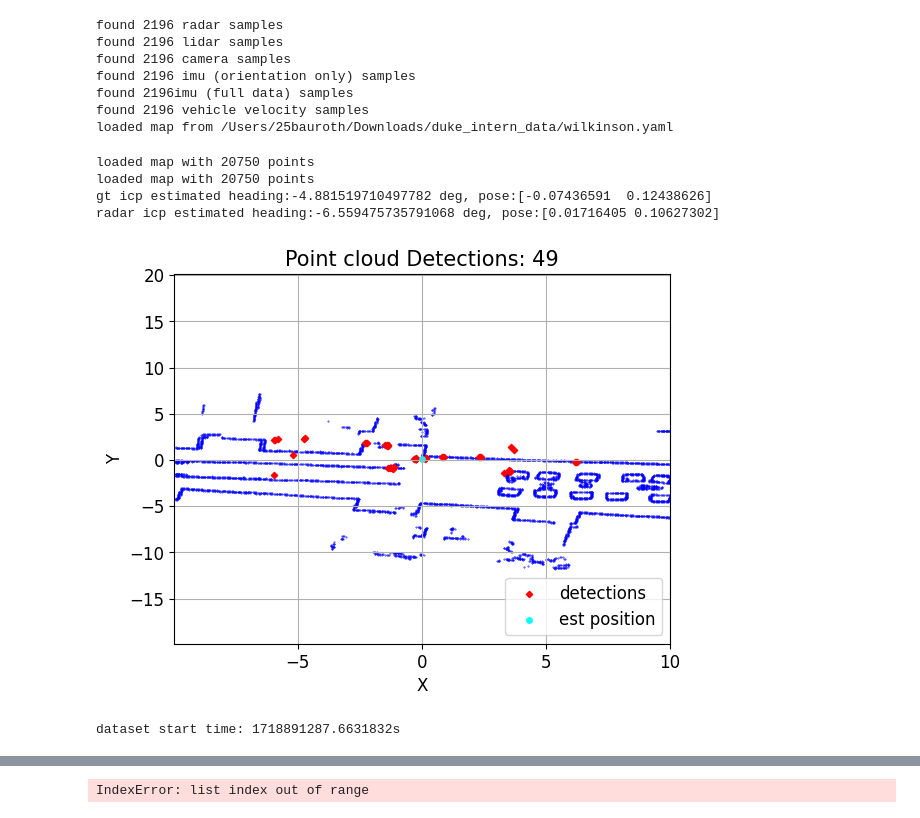
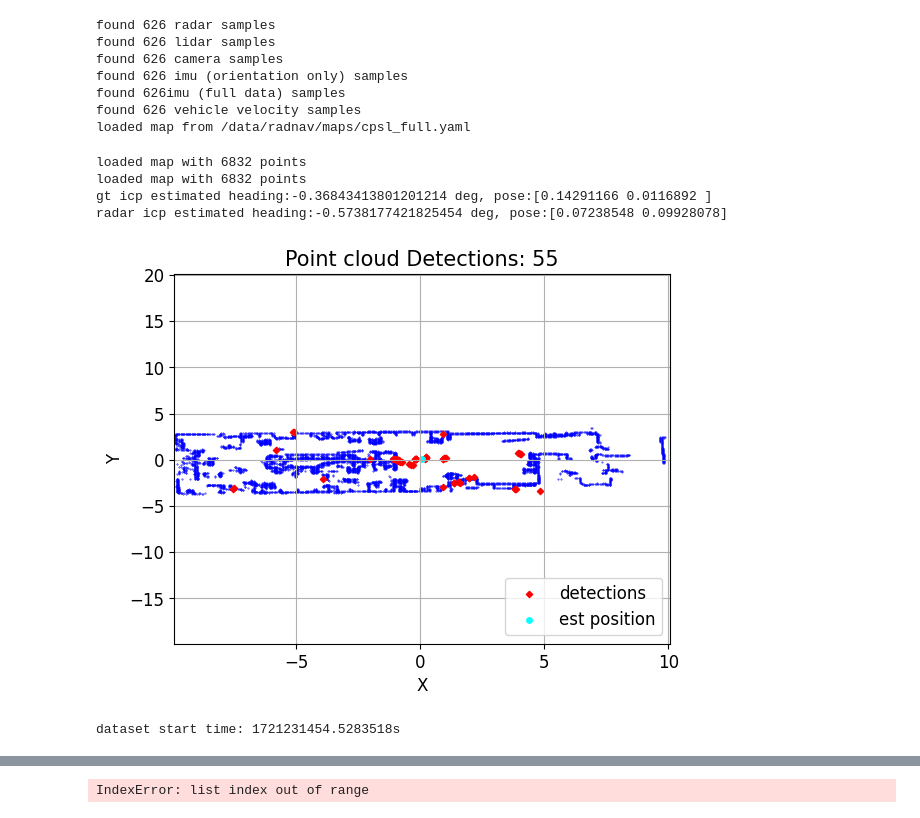
Before and after one commit to davidmhunt/odometry, a Jupyter notebook: notebooks/eval_combined_pc_kalman_vel_filter_stacked.ipynb, the cells around one changed output, grey strips where cells are left out. Cells and saved outputs as stored; diff of their text form; code cells hidden in the pictures.

```diff
--- a/notebooks/eval_combined_pc_kalman_vel_filter_stacked.ipynb
+++ b/notebooks/eval_combined_pc_kalman_vel_filter_stacked.ipynb
@@ -23,7 +23,7 @@ MAP_DIRECTORY=os.getenv("MAP_DIRECTORY")
 
 #setup the datasets
 dataset = radnavDS(
-    dataset_path=DATASET_PATH + "/WILK_SPEED_1_WALK",
+    dataset_path=DATASET_PATH + "CPSL_Vel_2",
     radar_folder="radar_combined",
     lidar_folder="lidar",
     camera_folder="camera",
@@ -34,16 +34,16 @@ dataset = radnavDS(
 
 map_handler = MapHandler(
     maps_folder=MAP_DIRECTORY,
-    map_file="wilkinson.yaml"
+    map_file="cpsl_full.yaml"
 )
 # %% [output]
-found 2196 radar samples
-found 2196 lidar samples
-found 2196 camera samples
-found 2196 imu (orientation only) samples
-found 2196imu (full data) samples
-found 2196 vehicle velocity samples
-loaded map from /Users/25bauroth/Downloads/duke_intern_data/wilkinson.yaml
+found 626 radar samples
+found 626 lidar samples
+found 626 camera samples
+found 626 imu (orientation only) samples
+found 626imu (full data) samples
+found 626 vehicle velocity samples
+loaded map from /data/radnav/maps/cpsl_full.yaml
 # %%
 #initialize the localizers
 radar_odometry = icp2DLocalization(
@@ -53,7 +53,7 @@ radar_odometry = icp2DLocalization(
     icp_convergence_rotation_threshold=1e-4,
     icp_point_pairs_threshold=7, #originally 5
     icp_max_iterations=20,
-    self_detection_radius_m=0.5 #originally 0.25
+    self_detection_radius_m=1.0 #originally 0.25
 )
 
 lidar_odometry = icp2DLocalization(
@@ -66,35 +66,35 @@ lidar_odometry = icp2DLocalization(
     self_detection_radius_m=0.25
 )
 # %%
-filter_threshold = 0.1
+filter_threshold = 0.3
 
 #initialize the test bench
 test_bench = combinedPCVelFilteringStackedTB(
     localizer=radar_odometry,
     gt_localizer=lidar_odometry,
     map_handler=map_handler,
     dataset=dataset,
     vel_filter_v_thresh = filter_threshold,
     vel_filter_enabled = True,
-    min_static_rejection_radius = 1.5, #was 0.5
-    dynamic_cluster_eps = 1.5, #was 3
-    dynamic_cluster_min_samples = 15 #was 50
+    min_static_rejection_radius = 0.5, #was 0.5
+    dynamic_cluster_eps = 1.0, #was 3
+    dynamic_cluster_min_samples = 30 #was 50
 )
 
-start_heading = np.deg2rad(-6.1)
+start_heading = np.deg2rad(0)
 start_pose = np.array([0.03,0.11])
 
 new_heading_rad,new_pose_m = test_bench.init_localization(
     est_start_heading_rad=start_heading,
     est_start_pose_m=start_pose,
     show=True
 )
 # %% [output]
-loaded map with 20750 points
-loaded map with 20750 points
-gt icp estimated heading:-4.881519710497782 deg, pose:[-0.07436591  0.12438626]
-radar icp estimated heading:-6.559475735791068 deg, pose:[0.01716405 0.10627302]
+loaded map with 6832 points
+loaded map with 6832 points
+gt icp estimated heading:-0.36843413801201214 deg, pose:[0.14291166 0.0116892 ]
+radar icp estimated heading:-0.5738177421825454 deg, pose:[0.07238548 0.09928078]
-[figure, old version]
+[figure, new version]
 # %%
 #initialize the kalman filter
 start_time_s = test_bench.get_dataset_start_time(idx=0)
@@ -106,7 +106,7 @@ test_bench.init_filter(
     start_time_s=start_time_s
 )
 # %% [output]
-dataset start time: 1718891287.6631832s
+dataset start time: 1721231454.5283518s
 # %%
 #loading directory from .env file
 MOVIE_TEMP_DIRECTORY = os.getenv("MOVIE_TEMP_DIRECTORY")
```
Also changed, not shown: parts of 5 cells of this notebook, 7 other files.
